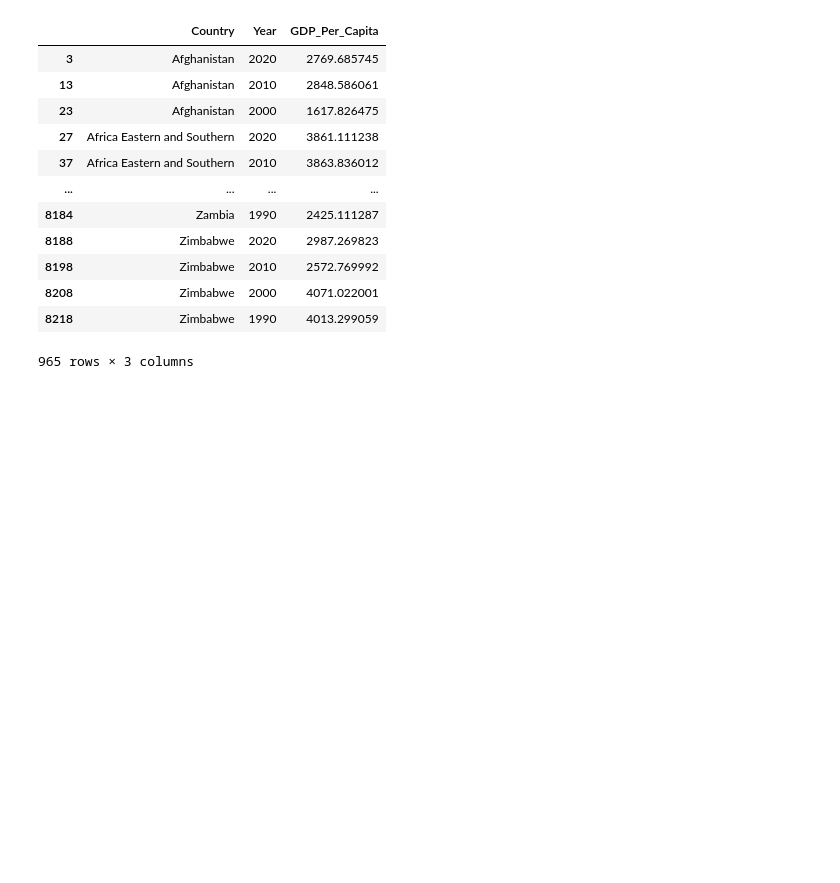
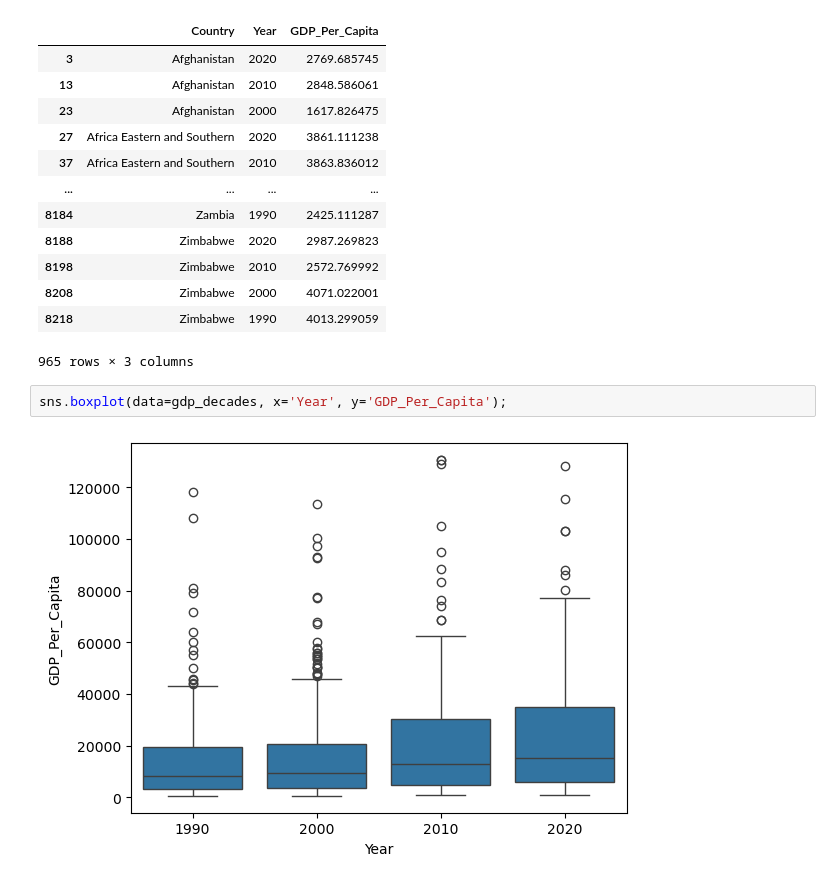
Before and after one commit to NSS-Full-Time-Data-Analytics-16/un-project-shultzcg, a Jupyter notebook: notebooks/un_data_project.ipynb, the cells around one changed output. Saved outputs shown, nothing was run; the diff lists cells and outputs as text; blank space fills up the shorter version.

```diff
--- a/notebooks/un_data_project.ipynb
+++ b/notebooks/un_data_project.ipynb
@@ -167,3 +167,7 @@ gdp_decades
 | 8208 | Zimbabwe | 2000 | 4071.022001 |
 | 8218 | Zimbabwe | 1990 | 4013.299059 |
 965 rows × 3 columns
+# %%
+sns.boxplot(data=gdp_decades, x='Year', y='GDP_Per_Capita');
+# %% [output]
+[figure, added]
```
Also changed, not shown: parts of 29 cells of this notebook.
